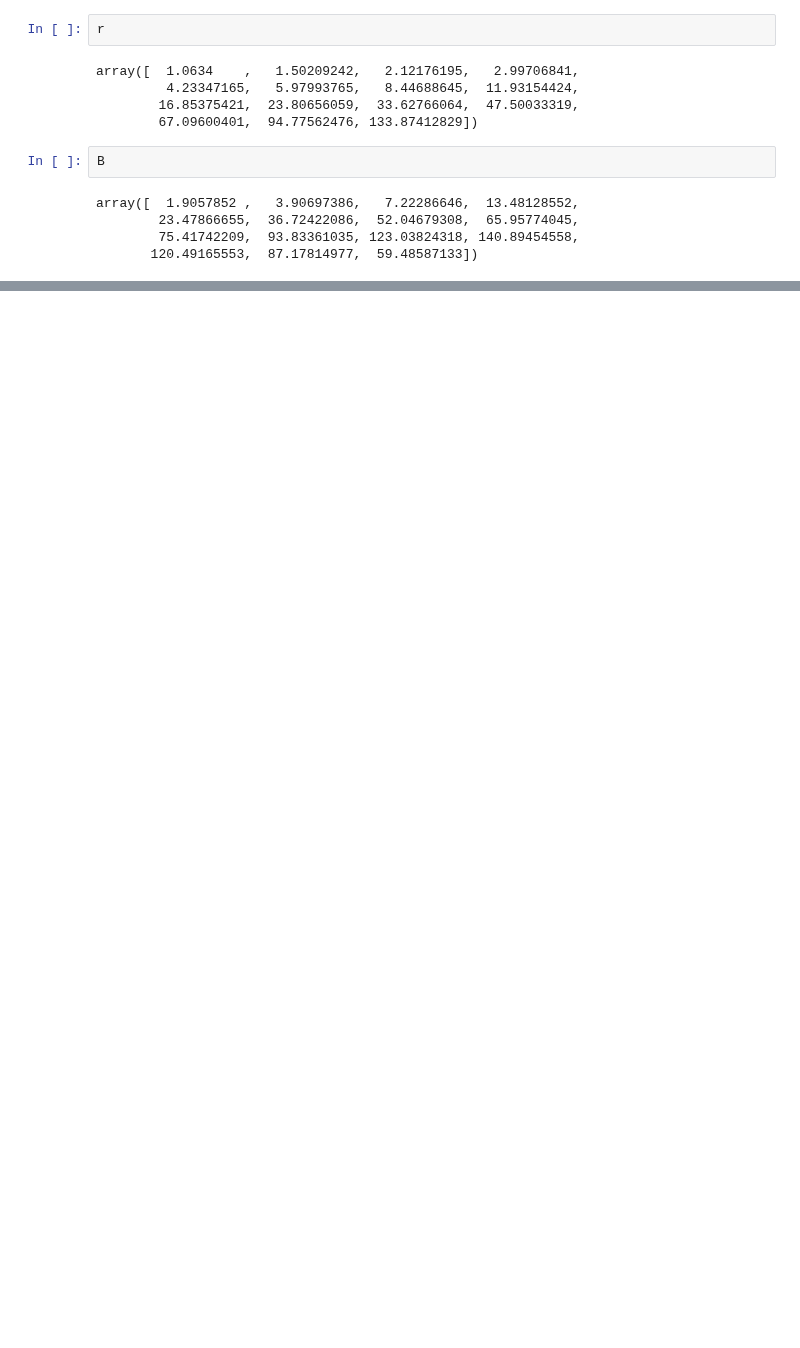
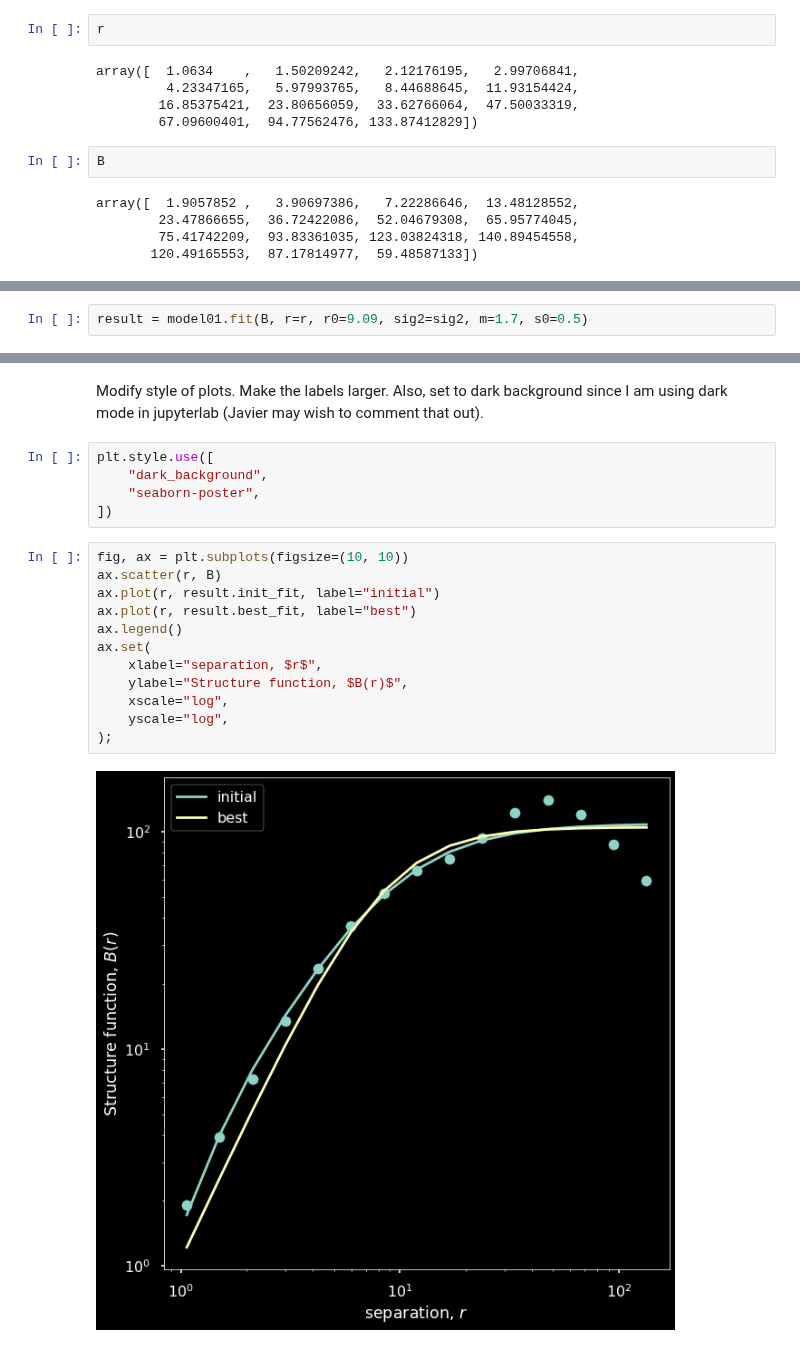
Before and after one commit to will-henney/JavGVastro-PhD, a Jupyter notebook: Confidence_interval.ipynb, the cells around one changed output, grey strips where cells are left out. Cells and saved outputs as stored; diff of their text form; blank space fills up the shorter version.

```diff
--- a/Confidence_interval.ipynb
+++ b/Confidence_interval.ipynb
@@ -100,0 +99,2 @@ lmfit.printfuncs.report_ci(ci)
+# %%
+result = model01.fit(B, r=r, r0=9.09, sig2=sig2, m=1.7, s0=0.5)
@@ -100,0 +127,21 @@ lmfit.printfuncs.report_ci(ci)
+# %% [markdown]
+Modify style of plots.  Make the labels larger.  Also, set to dark background since I am using dark mode in jupyterlab (Javier may wish to comment that out).
+# %%
+plt.style.use([
+    "dark_background",
+    "seaborn-poster",
+])
+# %%
+fig, ax = plt.subplots(figsize=(10, 10))
+ax.scatter(r, B)
+ax.plot(r, result.init_fit, label="initial")
+ax.plot(r, result.best_fit, label="best")
+ax.legend()
+ax.set(
+    xlabel="separation, $r$",
+    ylabel="Structure function, $B(r)$",
+    xscale="log",
+    yscale="log",
+);
+# %% [output]
+[figure, added]
```
Also changed, not shown: parts of 37 cells of this notebook.
